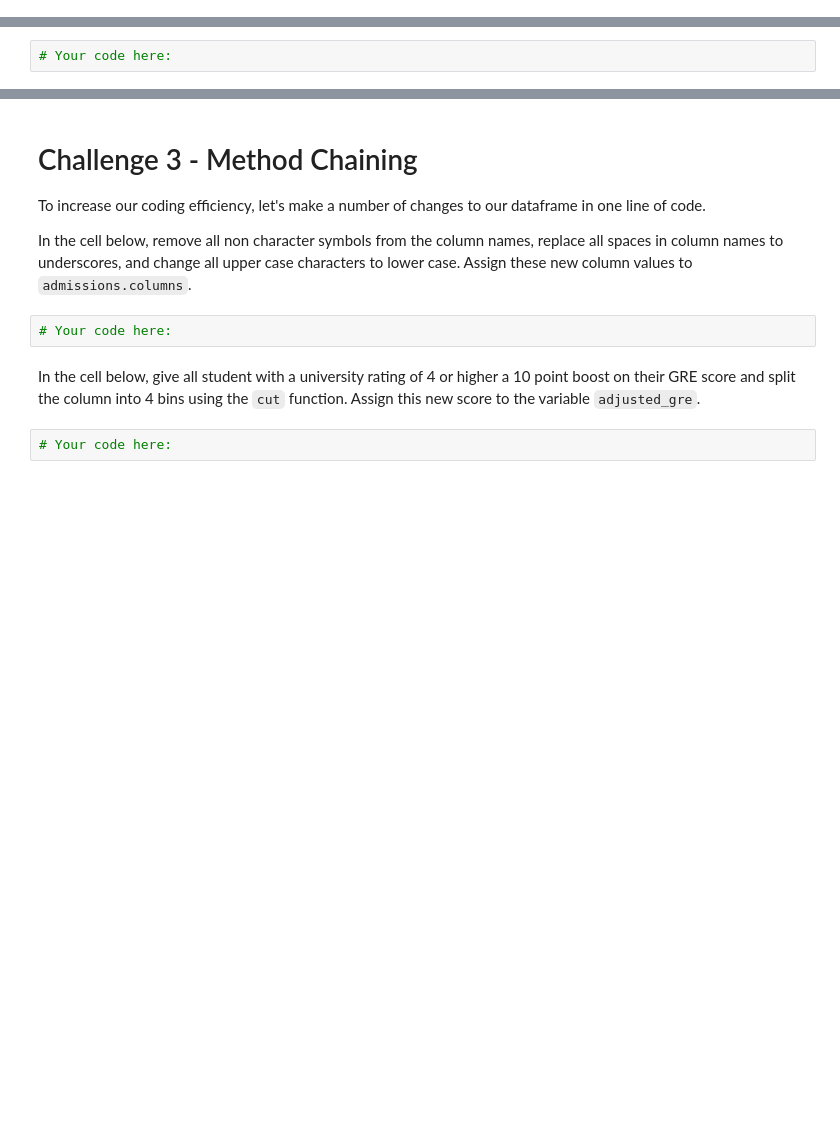
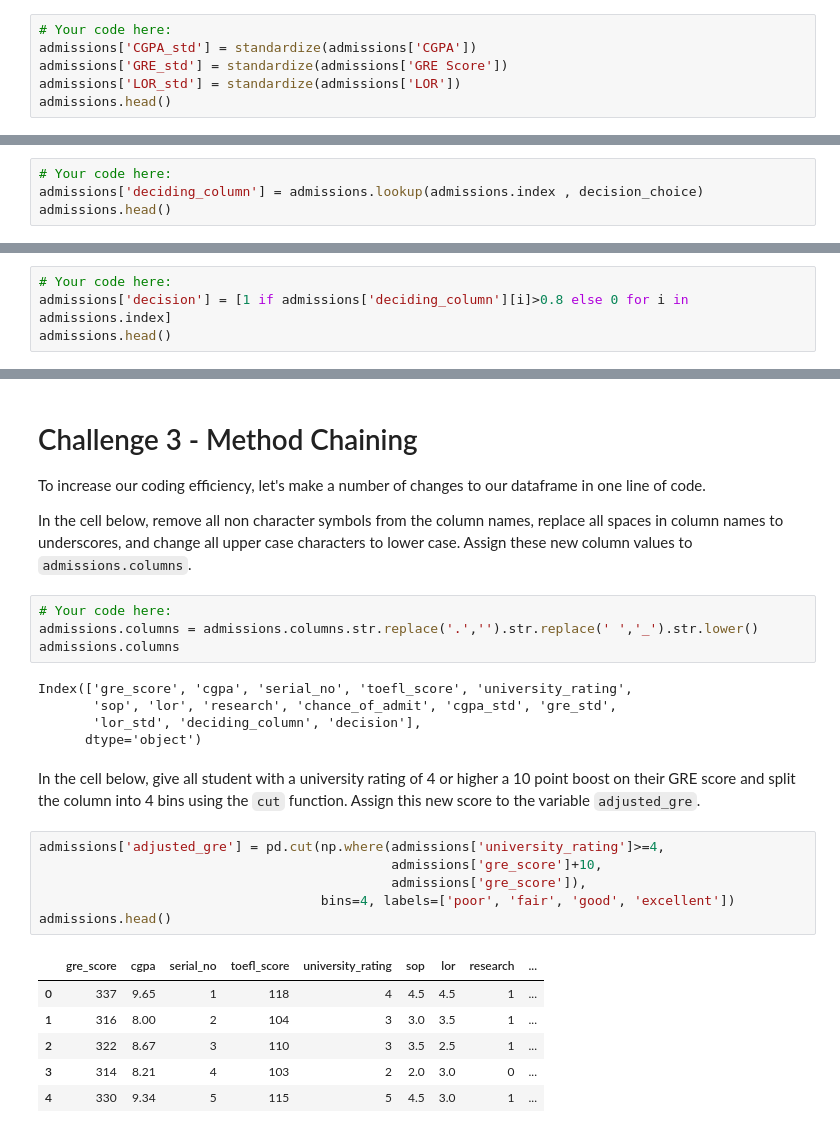
Before and after one commit to ironhack-bcn-data-pt/25-lab-advanced-pandas, a Jupyter notebook: your-code/main.ipynb, the cells around one changed output, grey strips where cells are left out. Saved outputs shown, nothing was run; the diff lists cells and outputs as text; blank space fills up the shorter version.

```diff
--- a/your-code/main.ipynb
+++ b/your-code/main.ipynb
@@ -131,0 +131,6 @@ Now create the standardized columns `CGPA_std`, `GRE_std`, and `LOR_std` and add
+# %%
+# Your code here:
+admissions['CGPA_std'] = standardize(admissions['CGPA'])
+admissions['GRE_std'] = standardize(admissions['GRE Score'])
+admissions['LOR_std'] = standardize(admissions['LOR'])
+admissions.head()
@@ -142,3 +154,5 @@ decision_choice = choices(std_columns, k=admissions.shape[0])
 Now create the deciding column using the `lookup` function. The lookup column is `decision_choice` found above. Call the column resulting from the lookup function `deciding_column` and add it to the `admissions` dataframe.
 # %%
 # Your code here:
+admissions['deciding_column'] = admissions.lookup(admissions.index , decision_choice)
+admissions.head()
@@ -148,0 +168,4 @@ Create a column called `decision` in the `admissions` dataframe. Assign 1 to thi
+# %%
+# Your code here:
+admissions['decision'] = [1 if admissions['deciding_column'][i]>0.8 else 0 for i in admissions.index]
+admissions.head()
@@ -156,9 +190,27 @@ How many applicants will be accepted to the program using the decision column? C
 To increase our coding efficiency, let's make a number of changes to our dataframe in one line of code.
 
 In the cell below, remove all non character symbols from the column names, replace all spaces in column names to underscores, and change all upper case characters to lower case. Assign these new column values to `admissions.columns`.
-# %%
-# Your code here:
+# %%
+# Your code here:
+admissions.columns = admissions.columns.str.replace('.','').str.replace(' ','_').str.lower()
+admissions.columns
+# %% [output]
+Index(['gre_score', 'cgpa', 'serial_no', 'toefl_score', 'university_rating',
+       'sop', 'lor', 'research', 'chance_of_admit', 'cgpa_std', 'gre_std',
+       'lor_std', 'deciding_column', 'decision'],
+      dtype='object')
 # %% [markdown]
 In the cell below, give all student with a university rating of 4 or higher a 10 point boost on their GRE score and split the column into 4 bins using the `cut` function. Assign this new score to the variable `adjusted_gre`.
-# %%
-# Your code here:
+# %%
+admissions['adjusted_gre'] = pd.cut(np.where(admissions['university_rating']>=4,
+                                             admissions['gre_score']+10,
+                                             admissions['gre_score']),
+                                    bins=4, labels=['poor', 'fair', 'good', 'excellent'])
+admissions.head()
+# %% [output]
+|  | gre_score | cgpa | serial_no | toefl_score | university_rating | sop | lor | research | ... |
+| 0 | 337 | 9.65 | 1 | 118 | 4 | 4.5 | 4.5 | 1 | ... |
+| 1 | 316 | 8.00 | 2 | 104 | 3 | 3.0 | 3.5 | 1 | ... |
+| 2 | 322 | 8.67 | 3 | 110 | 3 | 3.5 | 2.5 | 1 | ... |
+| 3 | 314 | 8.21 | 4 | 103 | 2 | 2.0 | 3.0 | 0 | ... |
+| 4 | 330 | 9.34 | 5 | 115 | 5 | 4.5 | 3.0 | 1 | ... |
```
Also changed, not shown: parts of 7 cells of this notebook.
